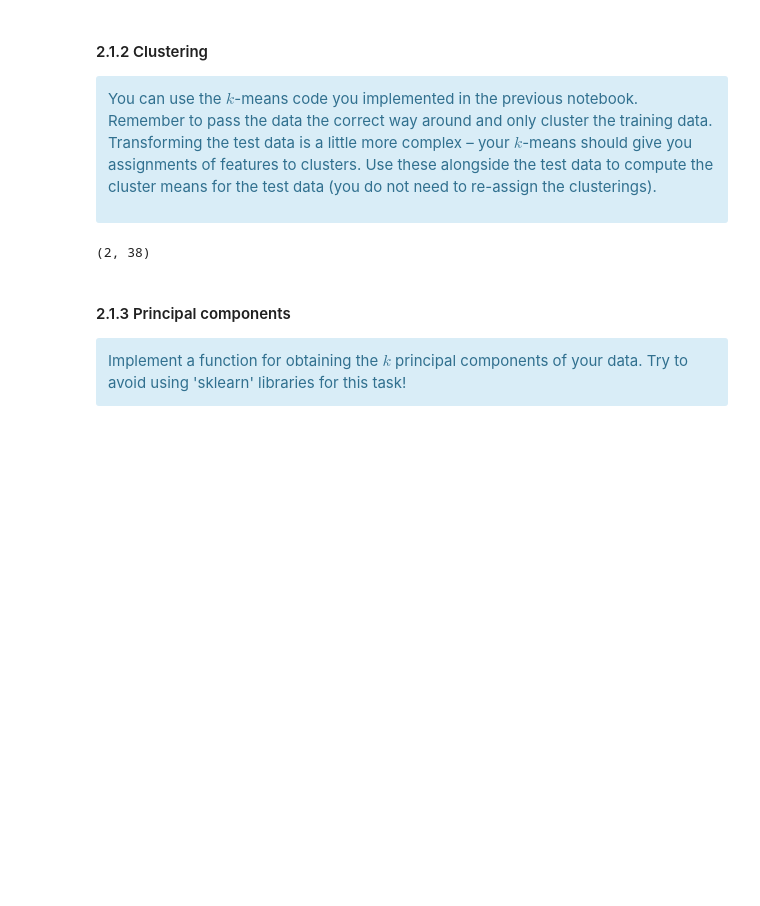
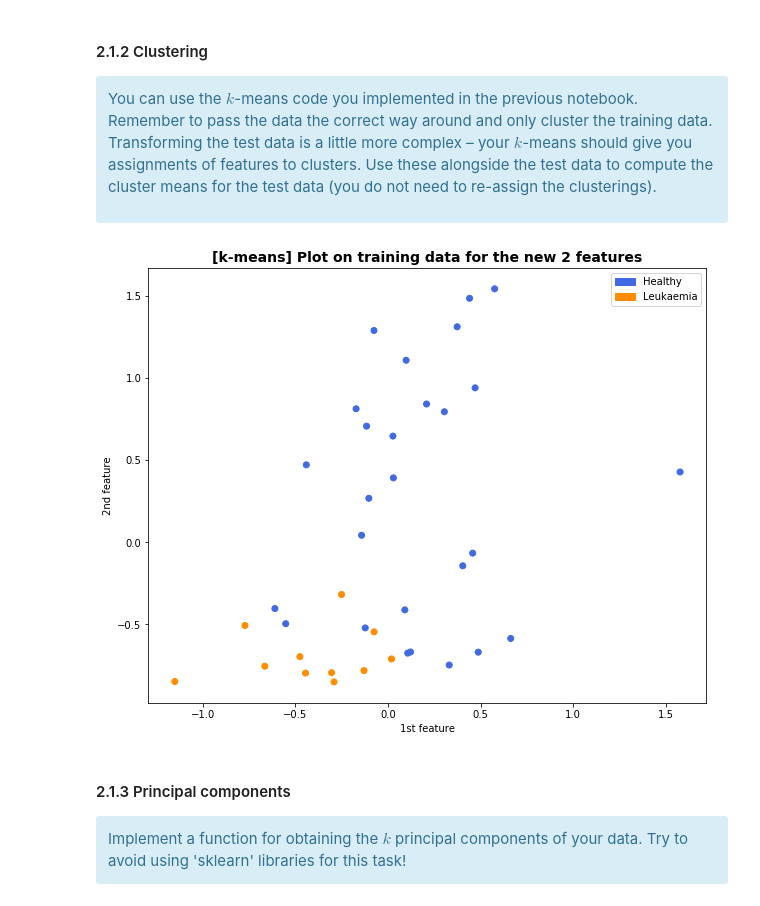
Before and after one commit to claudioscalzo/asi, a Jupyter notebook: projection.ipynb, the cells around one changed output. Saved outputs shown, nothing was run; the diff lists cells and outputs as text; code cells hidden in the pictures; blank space fills up the shorter version.

```diff
--- a/projection.ipynb
+++ b/projection.ipynb
@@ -185,18 +185,28 @@ def kmeans(X, k, maxiter, seed=None, centroids=None):
 # %%
 def runKmeans(k):
 
-    maxiter = 20
+    maxiter = 50
     seed = None
 
     # Run (with transposed X, to do it on features)
     centroids, assignments = kmeans(X.T, k, maxiter, seed)
 
     return centroids, assignments
-# %%
-centroids, assignments = runKmeans(2)
-print(centroids.shape)
-# %% [output]
-(2, 38)
+# %%
+centroids, assignments = runKmeans(2)
+centroids = centroids.T
+colour = ["royalblue", "darkorange"]
+plt.figure(figsize=(10,8))
+plt.scatter(centroids[:,0], centroids[:,1], c = [colour[t] for t in t])
+plt.title("[k-means] Plot on training data for the new 2 features", fontsize=14, weight="semibold")
+plt.xlabel("1st feature")
+plt.ylabel("2nd feature")
+royalblue_patch = mpatches.Patch(color='royalblue', label='Healthy')
+darkorange_patch = mpatches.Patch(color='darkorange', label='Leukaemia')
+plt.legend(handles=[royalblue_patch, darkorange_patch])
+plt.show()
+# %% [output]
+[figure, added]
 # %% [markdown]
 #### 2.1.3 Principal components
 <div class="alert alert-info">
```
Also changed, not shown: parts of 5 cells of this notebook, 1 other file.
